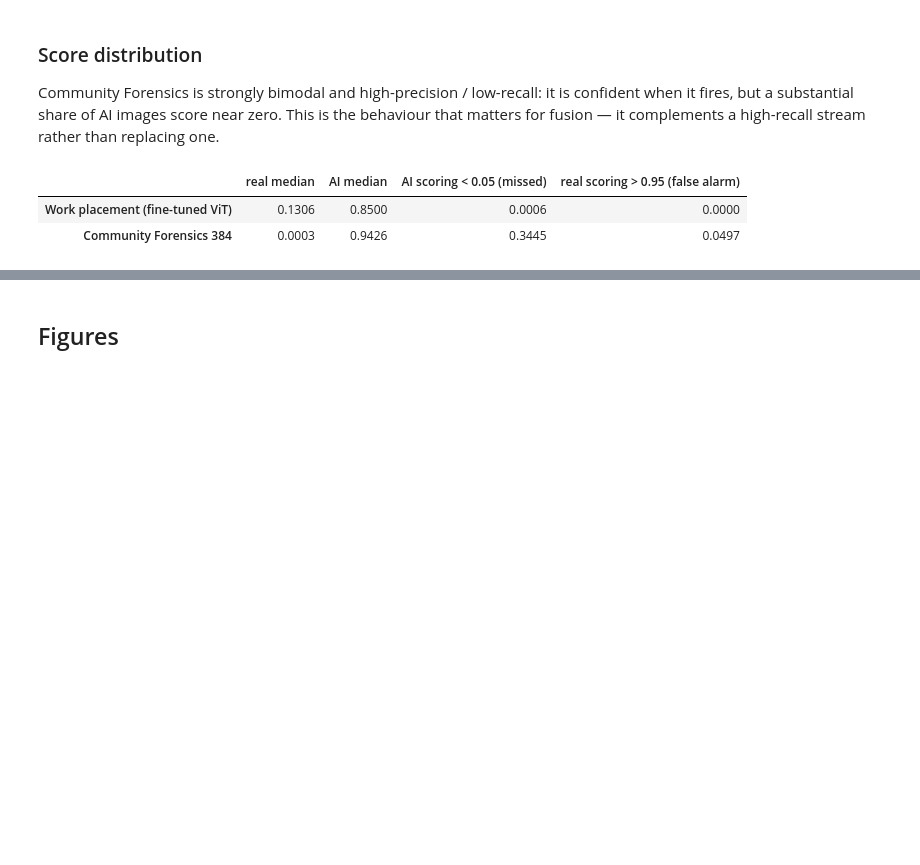
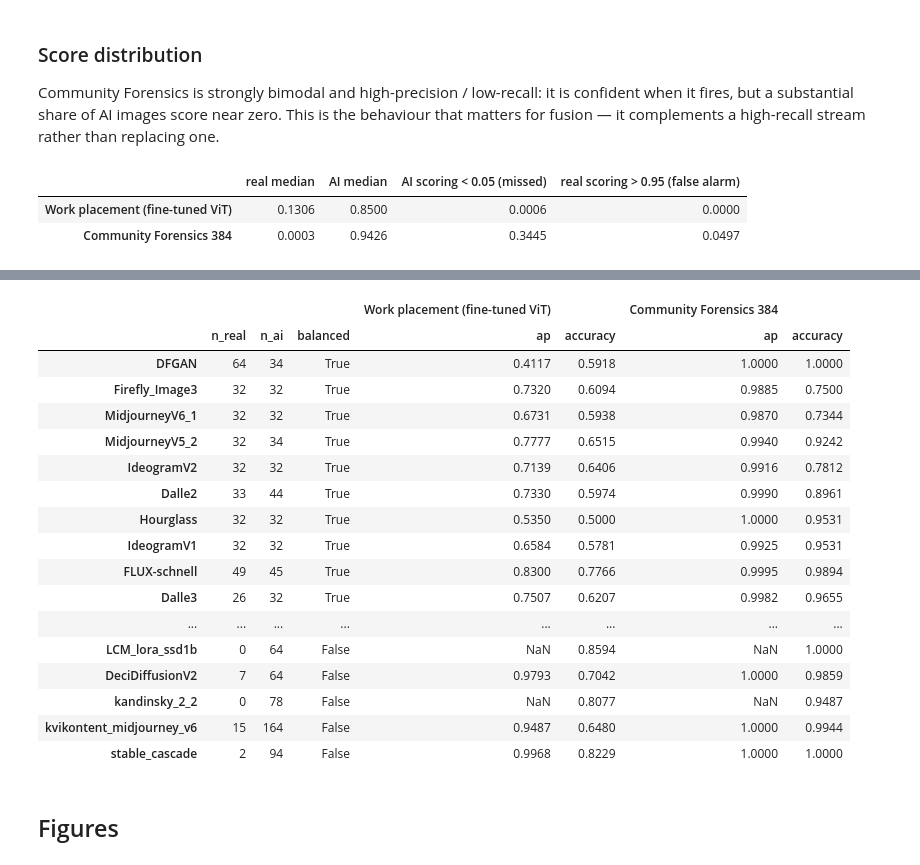
Before and after one commit to DavidBScerri/Seeing-Through-Deepfakes, a Jupyter notebook: src/visual_module/visual_module_eval.ipynb, the cells around one changed output, grey strips where cells are left out. Drawn from its saved outputs; the diff is of its cells as text; code cells hidden in the pictures; blank space fills up the shorter version.

```diff
--- a/src/visual_module/visual_module_eval.ipynb
+++ b/src/visual_module/visual_module_eval.ipynb
@@ -227,0 +396,24 @@ pd.DataFrame({
+# %%
+cf_eval_metrics = {
+    name: ev.per_generator_metrics(
+        probs, cf_eval_labels, cf_eval_generators, THRESHOLD,
+        min_per_class=COMMFOR_MIN_PER_CLASS,
+    )
+    for name, probs in cf_eval_probs.items()
+}
+
+pd.DataFrame({
+    name: {
+        "n": m["n"],
+        "generators": m["n_generators"],
+        "generators balanced": m["n_generators_balanced"],
+        "mAP (balanced)": m["mAP_balanced"],
+        "mAcc (balanced)": m["mAcc_balanced"],
+        "mAP (all)": m["mAP"],
+        "mAcc (all)": m["mAcc"],
+        "pooled AUC": m["pooled"]["auc"],
+        "pooled accuracy": m["pooled"]["accuracy"],
+        "pooled recall": m["pooled"]["recall"],
+    }
+    for name, m in cf_eval_metrics.items()
+}).T.round(4)
@@ -228,3 +447,37 @@ pd.DataFrame({
+# %%
+first = next(iter(cf_eval_metrics.values()))["per_generator"]
+
+per_gen = pd.DataFrame({
+    ("", "n_real"): {g: r["n_real"] for g, r in first.items()},
+    ("", "n_ai"): {g: r["n_ai"] for g, r in first.items()},
+    ("", "balanced"): {g: r["balanced"] for g, r in first.items()},
+    **{
+        (name, metric): {g: r[metric] for g, r in m["per_generator"].items()}
+        for name, m in cf_eval_metrics.items()
+        for metric in ("ap", "accuracy")
+    },
+})
+per_gen.columns = pd.MultiIndex.from_tuples(per_gen.columns)
+per_gen.sort_values(("", "balanced"), ascending=False).round(4)
+# %% [output]
+|  |  |  |  | Work placement (fine-tuned ViT) |  | Community Forensics 384 |  |
+|  | n_real | n_ai | balanced | ap | accuracy | ap | accuracy |
+| DFGAN | 64 | 34 | True | 0.4117 | 0.5918 | 1.0000 | 1.0000 |
+| Firefly_Image3 | 32 | 32 | True | 0.7320 | 0.6094 | 0.9885 | 0.7500 |
+| MidjourneyV6_1 | 32 | 32 | True | 0.6731 | 0.5938 | 0.9870 | 0.7344 |
+| MidjourneyV5_2 | 32 | 34 | True | 0.7777 | 0.6515 | 0.9940 | 0.9242 |
+| IdeogramV2 | 32 | 32 | True | 0.7139 | 0.6406 | 0.9916 | 0.7812 |
+| Dalle2 | 33 | 44 | True | 0.7330 | 0.5974 | 0.9990 | 0.8961 |
+| Hourglass | 32 | 32 | True | 0.5350 | 0.5000 | 1.0000 | 0.9531 |
+| IdeogramV1 | 32 | 32 | True | 0.6584 | 0.5781 | 0.9925 | 0.9531 |
+| FLUX-schnell | 49 | 45 | True | 0.8300 | 0.7766 | 0.9995 | 0.9894 |
+| Dalle3 | 26 | 32 | True | 0.7507 | 0.6207 | 0.9982 | 0.9655 |
+| ... | ... | ... | ... | ... | ... | ... | ... |
+| LCM_lora_ssd1b | 0 | 64 | False | NaN | 0.8594 | NaN | 1.0000 |
+| DeciDiffusionV2 | 7 | 64 | False | 0.9793 | 0.7042 | 1.0000 | 0.9859 |
+| kandinsky_2_2 | 0 | 78 | False | NaN | 0.8077 | NaN | 0.9487 |
+| kvikontent_midjourney_v6 | 15 | 164 | False | 0.9487 | 0.6480 | 1.0000 | 0.9944 |
+| stable_cascade | 2 | 94 | False | 0.9968 | 0.8229 | 1.0000 | 1.0000 |
 # %% [markdown]
 ## Figures
 # %%
```
Also changed, not shown: parts of 12 cells of this notebook, 6 other files.
